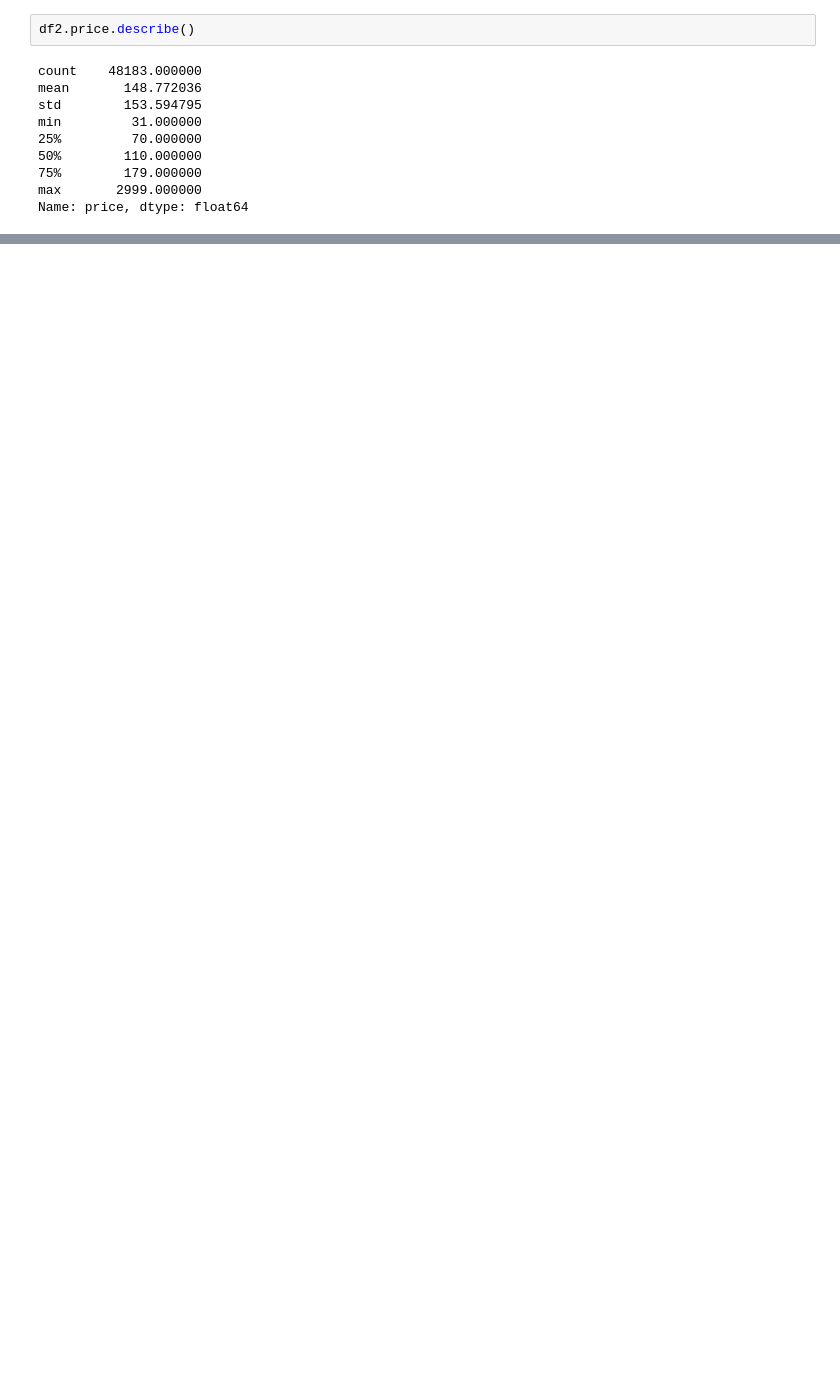
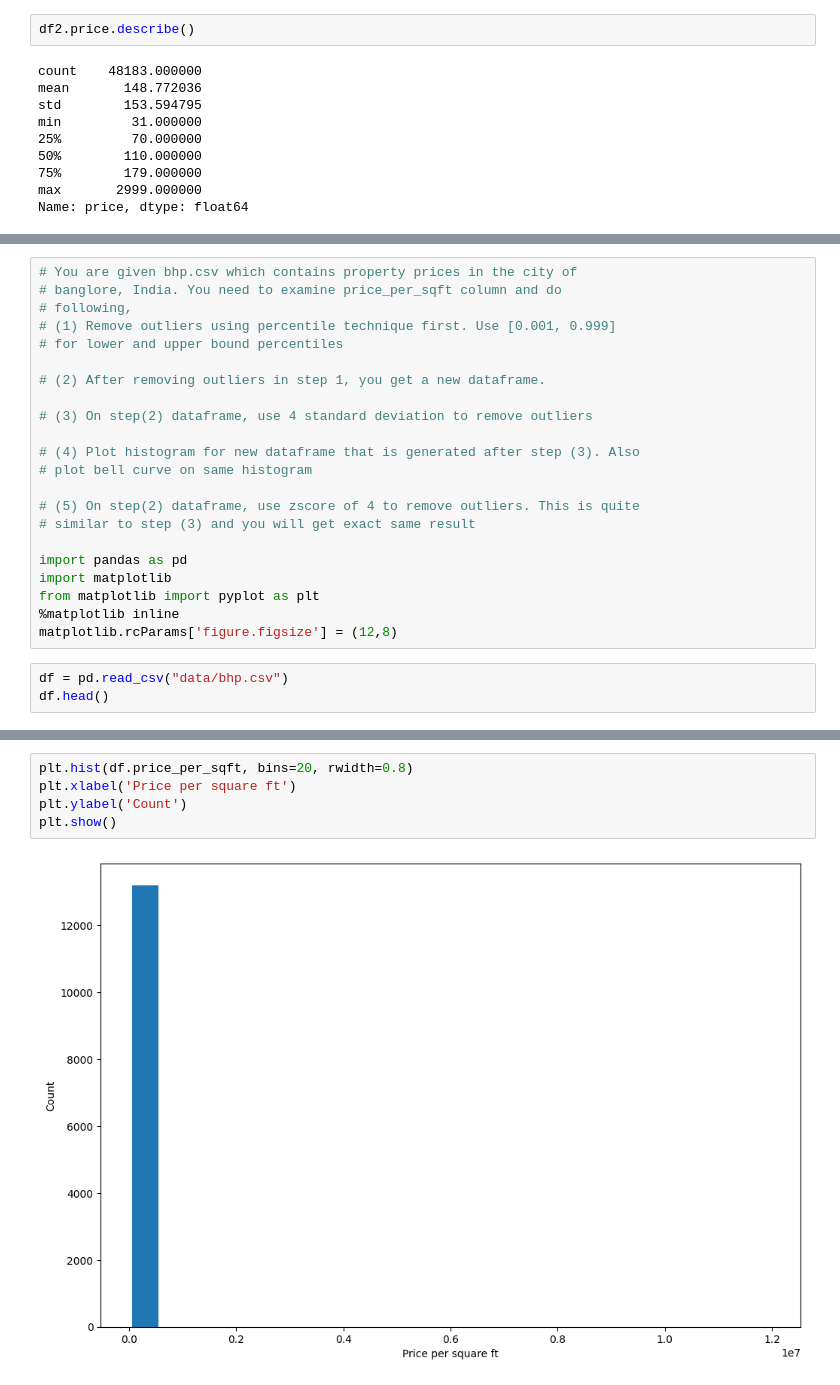
Before and after one commit to kofi-teddy/fluent-python, a Jupyter notebook: mathforml.ipynb, the cells around one changed output, grey strips where cells are left out. Cells and saved outputs as stored; diff of their text form; blank space fills up the shorter version.

```diff
--- a/mathforml.ipynb
+++ b/mathforml.ipynb
@@ -172,0 +300,25 @@ Name: price, dtype: float64
+# %%
+# You are given bhp.csv which contains property prices in the city of
+# banglore, India. You need to examine price_per_sqft column and do
+# following,
+# (1) Remove outliers using percentile technique first. Use [0.001, 0.999]
+# for lower and upper bound percentiles
+
+# (2) After removing outliers in step 1, you get a new dataframe.
+
+# (3) On step(2) dataframe, use 4 standard deviation to remove outliers
+
+# (4) Plot histogram for new dataframe that is generated after step (3). Also
+# plot bell curve on same histogram
+
+# (5) On step(2) dataframe, use zscore of 4 to remove outliers. This is quite
+# similar to step (3) and you will get exact same result
+
+import pandas as pd
+import matplotlib
+from matplotlib import pyplot as plt
+%matplotlib inline
+matplotlib.rcParams['figure.figsize'] = (12,8)
+# %%
+df = pd.read_csv("data/bhp.csv")
+df.head()
@@ -172,0 +344,7 @@ Name: price, dtype: float64
+# %%
+plt.hist(df.price_per_sqft, bins=20, rwidth=0.8)
+plt.xlabel('Price per square ft')
+plt.ylabel('Count')
+plt.show()
+# %% [output]
+[figure, added]
```
Also changed, not shown: parts of 34 cells of this notebook, 2 other files.
